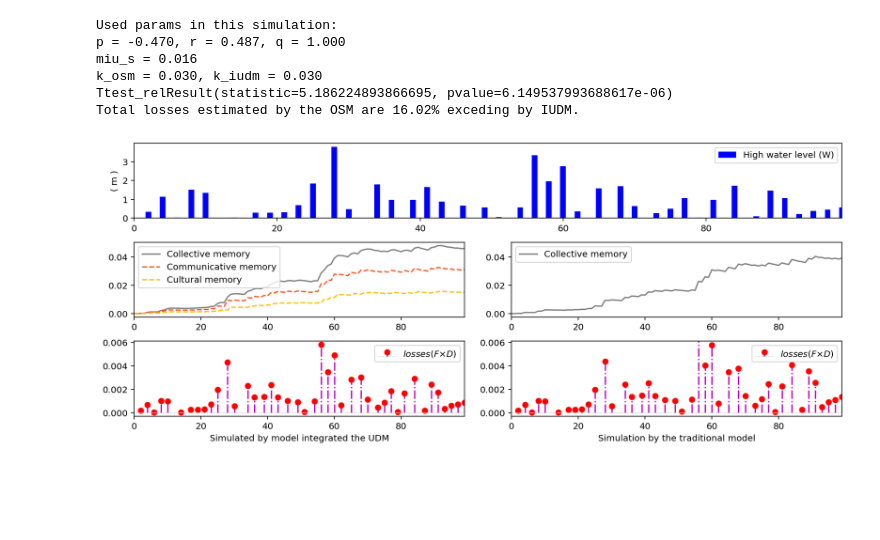
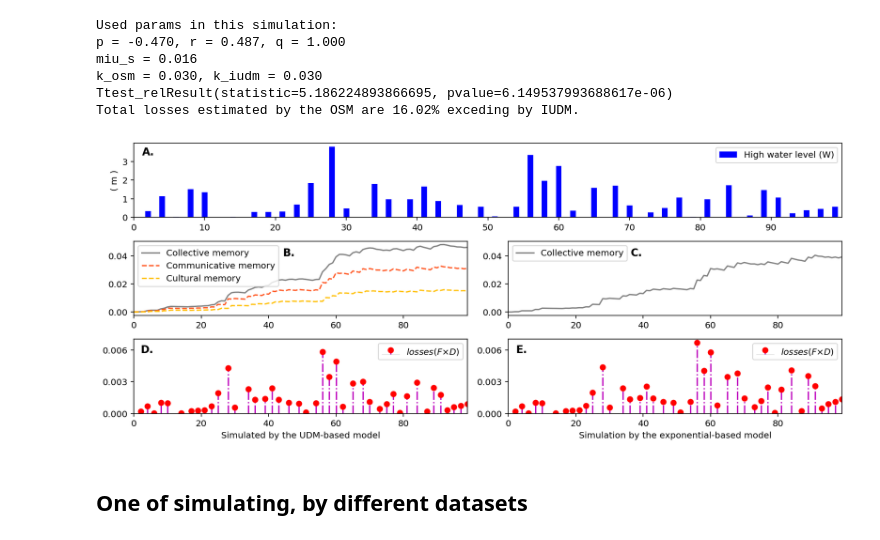
Before and after one commit to SongshGeo/Collective-Memory, a Jupyter notebook: plotting_result3.ipynb, the cells around one changed output. Cells and saved outputs as stored; diff of their text form; code cells hidden in the pictures; blank space fills up the shorter version.

```diff
--- a/plotting_result3.ipynb
+++ b/plotting_result3.ipynb
@@ -48,7 +107,7 @@ ax.set_ylabel("Dataset used in fitting");
 # %% [markdown]
 ## One of simulating results
 # %%
-one_simu_result = one_of_simulating(years=100, k=0.03, kind='all', how='exp', random_state=1, technology=False)
+one_simu_result = one_of_simulating(years=100, k=0.03, kind='all', how='exp', random_state=1)
 
 osm = one_simu_result['loss_osm'].mean()
 iudm = one_simu_result['loss_iudm'].mean()
@@ -63,6 +122,7 @@ k_osm = 0.030, k_iudm = 0.030
 Ttest_relResult(statistic=5.186224893866695, pvalue=6.149537993688617e-06)
 Total losses estimated by the OSM are 16.02% exceding by IUDM.
 # %%
+# 对比OSM和IUDM在一次模拟中的差异
 %config InlineBackend.figure_format ='retina'
 
 t_arr = one_simu_result['y'].values
@@ -73,7 +133,8 @@ fig = plt.figure(figsize=(12, 5), tight_layout=True)
 ax1 = fig.add_subplot(311)
 ax1.bar(t_arr, w, color="b", label="High water level (W)")
 # ax1.plot(t_arr, h, "--", color="k", label="Height of levee (H)")
-ax1.set_xlim(t_arr.min(), t_arr.max())
+ax1.set_xlim(t_arr.min(), t_arr.max()+1)
+ax1.set_xticks(np.arange(t_arr.min(), t_arr.max()+1, 10))
 plt.ylabel("( m )")
 plt.legend(loc=1)
 
@@ -82,35 +143,51 @@ ax2 = fig.add_subplot(323)
 ax2.plot(t_arr, u+v, "-", label="Collective memory", color='gray')
 ax2.plot(t_arr, u, "--", label="Communicative memory", color='#FF5722')
 ax2.plot(t_arr, v, "--", label="Cultural memory", color='#FFC107')
 ax2.set_xlim(t_arr.min(), t_arr.max())
 ax2.legend()
 
 ax3 = fig.add_subplot(324)
 ax3.plot(t_arr, m, "-", label="Collective memory", color='gray')
 ax3.set_ylim(ax2.get_ylim())
 ax3.set_xlim(t_arr.min(), t_arr.max())
 ax3.legend()
 
 ax4 = fig.add_subplot(325)
 markerline, stemlines, baseline = ax4.stem(t_arr, loss_iudm, linefmt="-.", markerfmt="o", label="$losses(F × D)$",
                                            use_line_collection=True)
 plt.setp(baseline, color="lightgray", linewidth=0.5)
 plt.setp(markerline, color="r")
 plt.setp(stemlines, color="m")
 ax4.legend(loc=1)
 ax4.set_xlim(t_arr.min(), t_arr.max())
-ax4.set_xlabel("Simulated by model integrated the UDM")
+ax4.set_xlabel("Simulated by the UDM-based model")
+ax4.set_ylim(0, 0.007)
+ax4.set_yticks(np.arange(0., 0.007, 0.003))
 
+# OSM 的图
 ax5 = fig.add_subplot(326)
 markerline, stemlines, baseline = ax5.stem(t_arr, loss_osm, linefmt="-.", markerfmt="o",
                                            use_line_collection=True, label="$losses(F × D)$")
 plt.setp(baseline, color="lightgray", linewidth=0.5)
 plt.setp(markerline, color="r")
 plt.setp(stemlines, color="m")
 ax5.set_xlim(t_arr.min(), t_arr.max())
-ax5.set_xlabel("Simulation by the traditional model")
+ax5.set_xlabel("Simulation by the exponential-based model")
 ax5.set_ylim(ax4.get_ylim())
-ax5.legend(loc=1);
-# plt.savefig('images/result3-2.jpg', format='jpg', dpi=300);
+ax5.set_yticks(ax4.get_yticks())
+ax5.legend(loc=1)
+
+# 加标签
+ax1.text(2, 3.5, 'A.', ha='center', va='center', weight='bold', size='large')
+ax2.text(46, 0.042, 'B.', ha='center', va='center', weight='bold', size='large')
+ax3.text(38, 0.042, 'C.', ha='center', va='center', weight='bold', size='large')
+ax4.text(4, 0.006, 'D.', ha='center', va='center', weight='bold', size='large')
+ax5.text(4, 0.006, 'E.', ha='center', va='center', weight='bold', size='large')
+
+# 出图
+plt.savefig('images/result3-2.jpg', format='jpg', dpi=300)
+plt.show();
 # %% [output]
-[figure, old version]
+[figure, new version]
+# %% [markdown]
+## One of simulating, by different datasets
```
Also changed, not shown: parts of 11 cells of this notebook, 1 other file.
